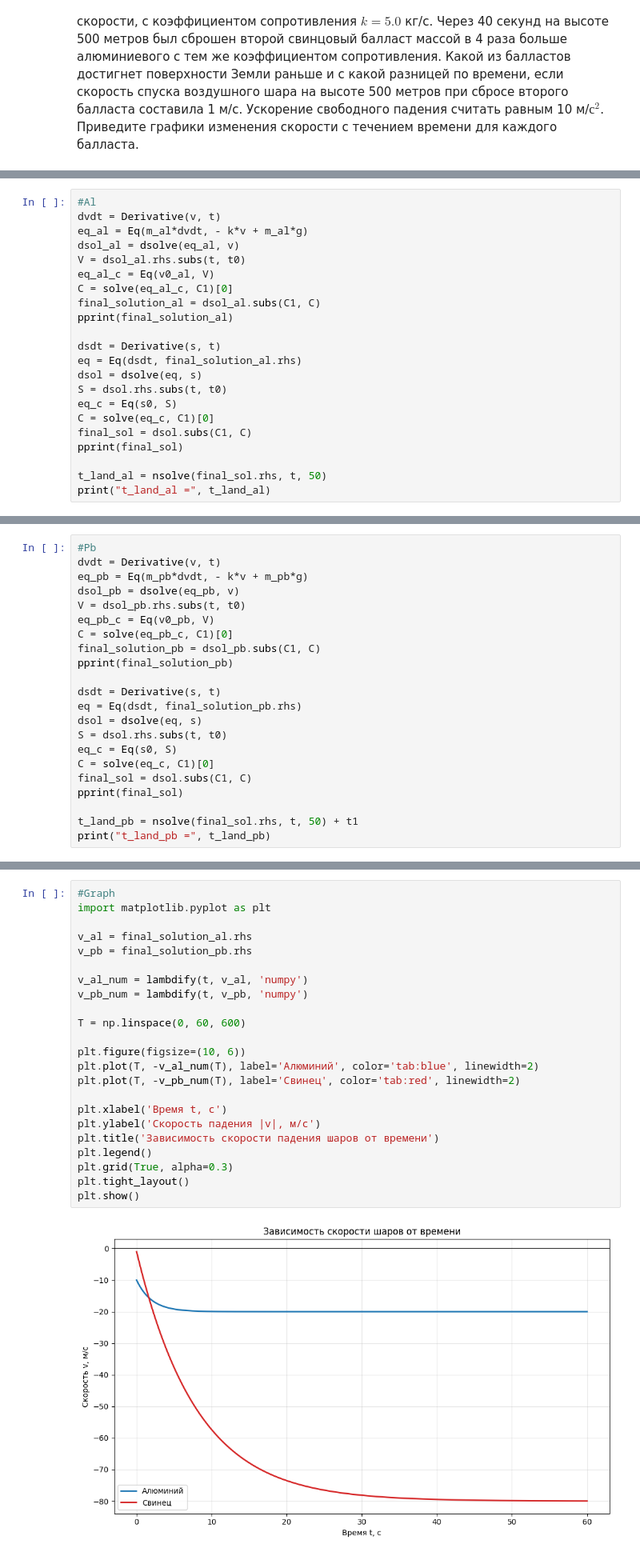
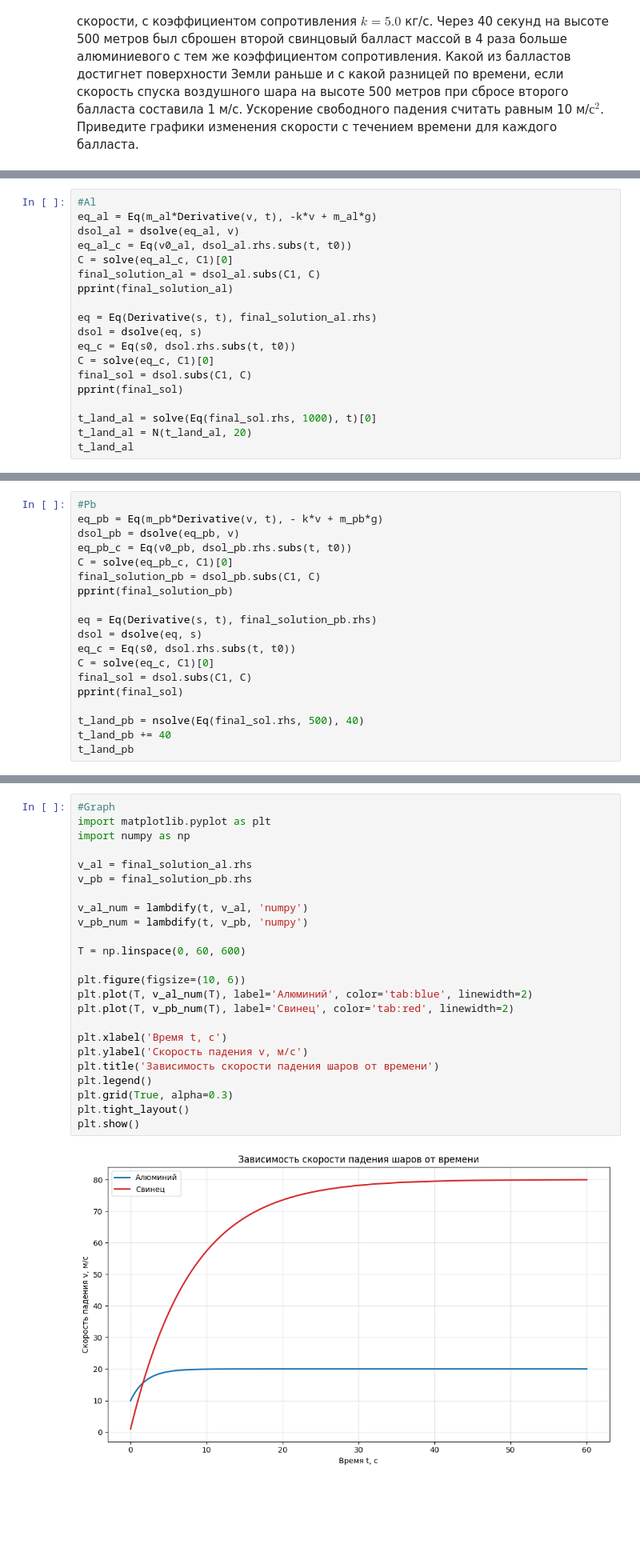
Before and after one commit to perekis228/DU, a Jupyter notebook: 01tasks.ipynb, the cells around one changed output, grey strips where cells are left out. Shown at 80% size. Drawn from its saved outputs; the diff is of its cells as text; blank space fills up the shorter version.

```diff
--- a/01tasks.ipynb
+++ b/01tasks.ipynb
@@ -273,24 +276,21 @@ s0 = 1000
 s1 = 500
 # %%
 #Al
-dvdt = Derivative(v, t)
-eq_al = Eq(m_al*dvdt, - k*v + m_al*g)
+eq_al = Eq(m_al*Derivative(v, t), -k*v + m_al*g)
 dsol_al = dsolve(eq_al, v)
-V = dsol_al.rhs.subs(t, t0)
-eq_al_c = Eq(v0_al, V)
+eq_al_c = Eq(v0_al, dsol_al.rhs.subs(t, t0))
 C = solve(eq_al_c, C1)[0]
 final_solution_al = dsol_al.subs(C1, C)
 pprint(final_solution_al)
 
-dsdt = Derivative(s, t)
-eq = Eq(dsdt, final_solution_al.rhs)
+eq = Eq(Derivative(s, t), final_solution_al.rhs)
 dsol = dsolve(eq, s)
-S = dsol.rhs.subs(t, t0)
-eq_c = Eq(s0, S)
+eq_c = Eq(s0, dsol.rhs.subs(t, t0))
 C = solve(eq_c, C1)[0]
 final_sol = dsol.subs(C1, C)
 pprint(final_sol)
 
-t_land_al = nsolve(final_sol.rhs, t, 50)
-print("t_land_al =", t_land_al)
+t_land_al = solve(Eq(final_sol.rhs, 1000), t)[0]
+t_land_al = N(t_land_al, 20)
+t_land_al
 # %% [output]
@@ -306,23 +306,20 @@ t_land_al = 50.9999999999916
 # %%
 #Pb
-dvdt = Derivative(v, t)
-eq_pb = Eq(m_pb*dvdt, - k*v + m_pb*g)
+eq_pb = Eq(m_pb*Derivative(v, t), - k*v + m_pb*g)
 dsol_pb = dsolve(eq_pb, v)
-V = dsol_pb.rhs.subs(t, t0)
-eq_pb_c = Eq(v0_pb, V)
+eq_pb_c = Eq(v0_pb, dsol_pb.rhs.subs(t, t0))
 C = solve(eq_pb_c, C1)[0]
 final_solution_pb = dsol_pb.subs(C1, C)
 pprint(final_solution_pb)
 
-dsdt = Derivative(s, t)
-eq = Eq(dsdt, final_solution_pb.rhs)
+eq = Eq(Derivative(s, t), final_solution_pb.rhs)
 dsol = dsolve(eq, s)
-S = dsol.rhs.subs(t, t0)
-eq_c = Eq(s0, S)
+eq_c = Eq(s0, dsol.rhs.subs(t, t0))
 C = solve(eq_c, C1)[0]
 final_sol = dsol.subs(C1, C)
 pprint(final_sol)
 
-t_land_pb = nsolve(final_sol.rhs, t, 50) + t1
-print("t_land_pb =", t_land_pb)
+t_land_pb = nsolve(Eq(final_sol.rhs, 500), 40)
+t_land_pb += 40
+t_land_pb
 # %% [output]
@@ -349,28 +346,29 @@ else:
 # %%
 #Graph
 import matplotlib.pyplot as plt
+import numpy as np
 
 v_al = final_solution_al.rhs
 v_pb = final_solution_pb.rhs
 
 v_al_num = lambdify(t, v_al, 'numpy')
 v_pb_num = lambdify(t, v_pb, 'numpy')
 
 T = np.linspace(0, 60, 600)
 
 plt.figure(figsize=(10, 6))
-plt.plot(T, -v_al_num(T), label='Алюминий', color='tab:blue', linewidth=2)
-plt.plot(T, -v_pb_num(T), label='Свинец', color='tab:red', linewidth=2)
+plt.plot(T, v_al_num(T), label='Алюминий', color='tab:blue', linewidth=2)
+plt.plot(T, v_pb_num(T), label='Свинец', color='tab:red', linewidth=2)
 
 plt.xlabel('Время t, с')
-plt.ylabel('Скорость падения |v|, м/с')
+plt.ylabel('Скорость падения v, м/с')
 plt.title('Зависимость скорости падения шаров от времени')
 plt.legend()
 plt.grid(True, alpha=0.3)
 plt.tight_layout()
 plt.show()
 # %% [output]
-[figure, old version]
+[figure, new version]
 # %% [markdown]
 ## Задание 5. Представление вещественных чисел
 # %% [markdown]
```
Also changed, not shown: parts of 5 cells of this notebook.
